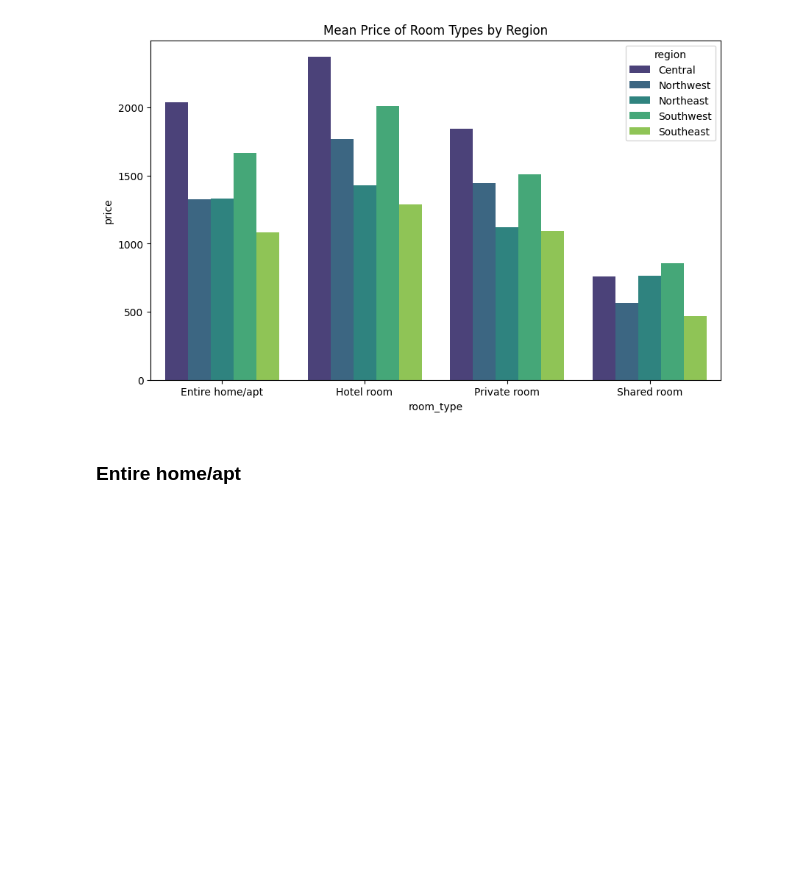
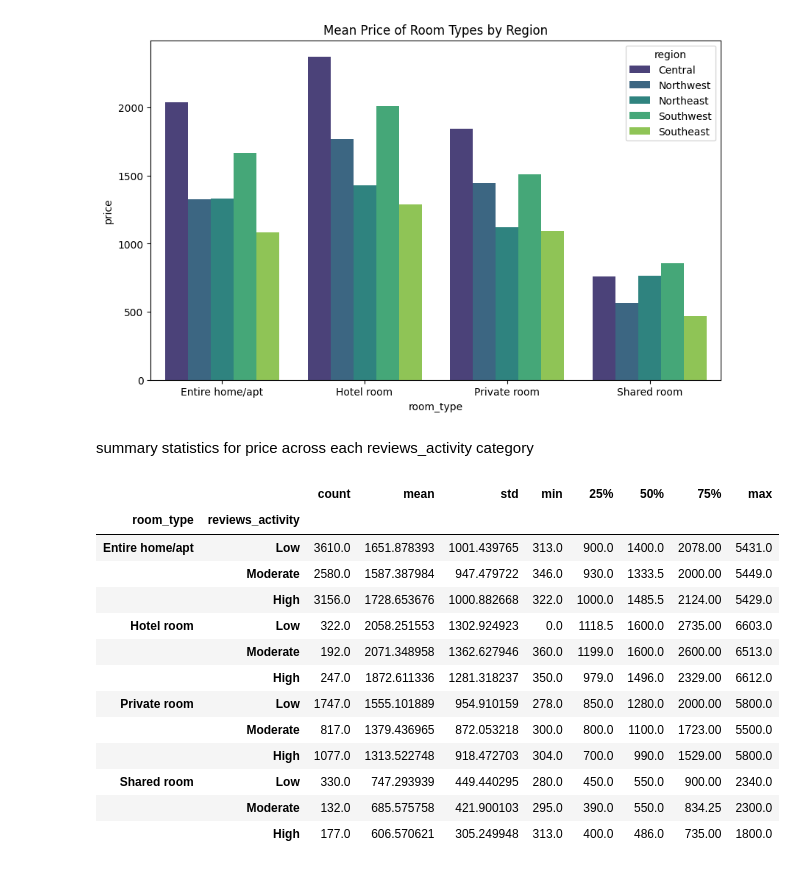
Before and after one commit to amfejosi/Module2Capstone, a Jupyter notebook: Capstone2 - EDA.ipynb, the cells around one changed output. Saved outputs shown, nothing was run; the diff lists cells and outputs as text; code cells hidden in the pictures; blank space fills up the shorter version.

```diff
--- a/Capstone2 - EDA.ipynb
+++ b/Capstone2 - EDA.ipynb
@@ -25,4 +25,10 @@ plt.title("Mean Price of Room Types by Region")
 # %% [output]
 Text(0.5, 1.0, 'Mean Price of Room Types by Region')
 [figure]
+# %%
+df["reviews_activity"] = pd.Categorical(
+    df["reviews_activity"],
+    categories=["Low", "Moderate", "High"],
+    ordered=True
+)
 # %%
@@ -34,2 +40,20 @@ sr_df = df[df["room_type"] == "Shared room"]
-# %% [markdown]
-### Entire home/apt
+# %% [markdown]
+summary statistics for price across each reviews_activity category
+# %%
+# descriptive statistics
+df.groupby(["room_type", "reviews_activity"])["price"].describe()
+# %% [output]
+|  |  | count | mean | std | min | 25% | 50% | 75% | max |
+| room_type | reviews_activity |  |  |  |  |  |  |  |  |
+| Entire home/apt | Low | 3610.0 | 1651.878393 | 1001.439765 | 313.0 | 900.0 | 1400.0 | 2078.00 | 5431.0 |
+|  | Moderate | 2580.0 | 1587.387984 | 947.479722 | 346.0 | 930.0 | 1333.5 | 2000.00 | 5449.0 |
+|  | High | 3156.0 | 1728.653676 | 1000.882668 | 322.0 | 1000.0 | 1485.5 | 2124.00 | 5429.0 |
+| Hotel room | Low | 322.0 | 2058.251553 | 1302.924923 | 0.0 | 1118.5 | 1600.0 | 2735.00 | 6603.0 |
+|  | Moderate | 192.0 | 2071.348958 | 1362.627946 | 360.0 | 1199.0 | 1600.0 | 2600.00 | 6513.0 |
+|  | High | 247.0 | 1872.611336 | 1281.318237 | 350.0 | 979.0 | 1496.0 | 2329.00 | 6612.0 |
+| Private room | Low | 1747.0 | 1555.101889 | 954.910159 | 278.0 | 850.0 | 1280.0 | 2000.00 | 5800.0 |
+|  | Moderate | 817.0 | 1379.436965 | 872.053218 | 300.0 | 800.0 | 1100.0 | 1723.00 | 5500.0 |
+|  | High | 1077.0 | 1313.522748 | 918.472703 | 304.0 | 700.0 | 990.0 | 1529.00 | 5800.0 |
+| Shared room | Low | 330.0 | 747.293939 | 449.440295 | 280.0 | 450.0 | 550.0 | 900.00 | 2340.0 |
+|  | Moderate | 132.0 | 685.575758 | 421.900103 | 295.0 | 390.0 | 550.0 | 834.25 | 2300.0 |
+|  | High | 177.0 | 606.570621 | 305.249948 | 313.0 | 400.0 | 486.0 | 735.00 | 1800.0 |
```
Also changed, not shown: parts of 28 cells of this notebook, 2 other files.
